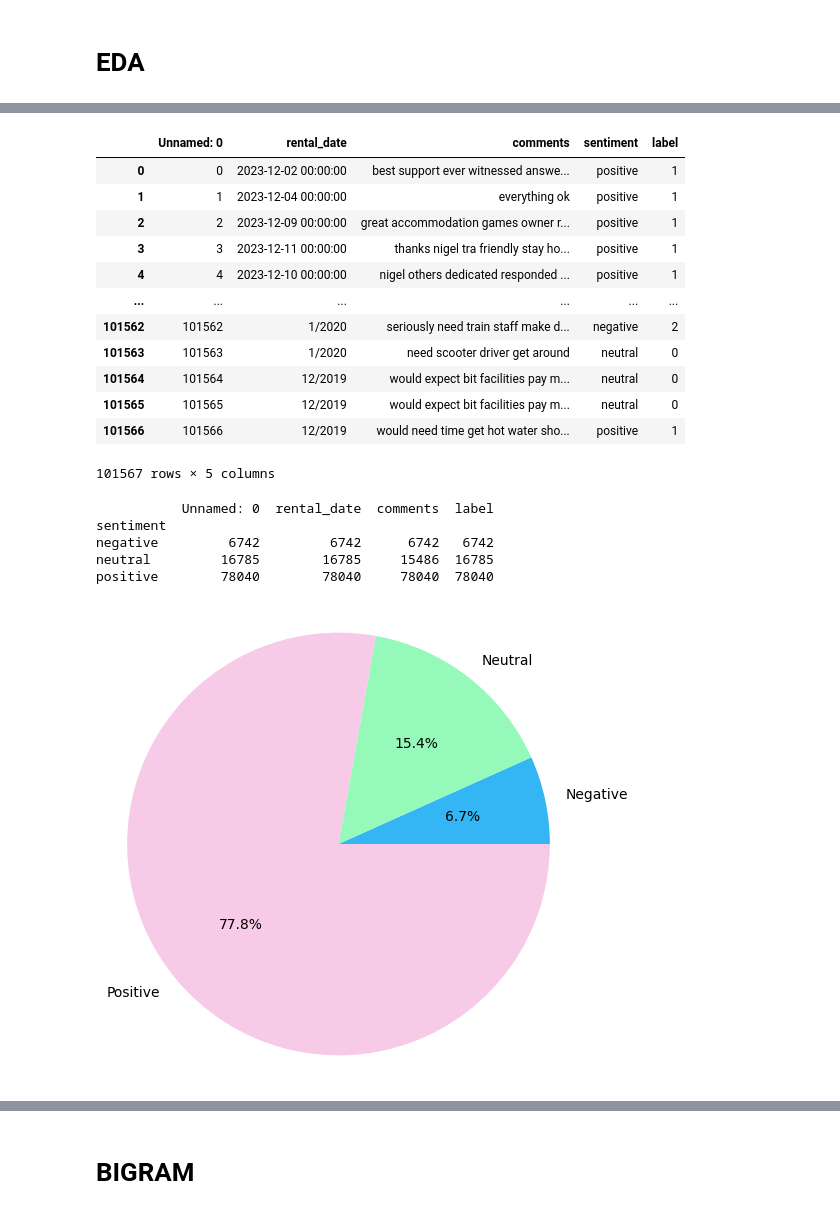
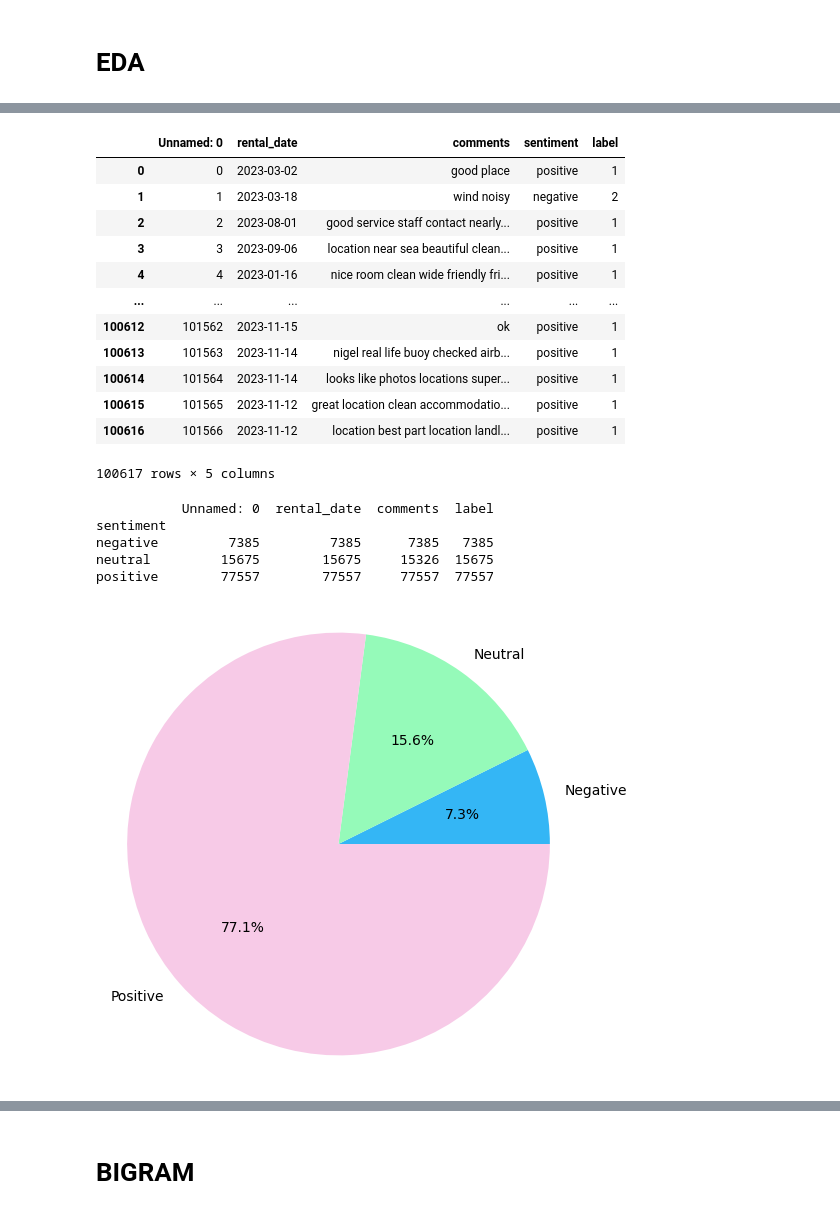
Before and after one commit to Tamuonanthit/NCKH_Airbnb, a Jupyter notebook: NCKH-1.ipynb, the cells around one changed output, grey strips where cells are left out. Cells and saved outputs as stored; diff of their text form; code cells hidden in the pictures.

```diff
--- a/NCKH-1.ipynb
+++ b/NCKH-1.ipynb
@@ -516,45 +641,45 @@ df.head(5)
 # %%
-df = df.drop(['reviewer_name','reviewer_country'], axis = 1)
-df
+df_eda = df_eda.drop(['reviewer_name','reviewer_country'], axis = 1)
+df_eda
 # %% [output]
 |  | Unnamed: 0 | rental_date | comments | sentiment | label |
-| 0 | 0 | 2023-12-02 00:00:00 | best support ever witnessed answe... | positive | 1 |
-| 1 | 1 | 2023-12-04 00:00:00 | everything ok | positive | 1 |
-| 2 | 2 | 2023-12-09 00:00:00 | great accommodation games owner r... | positive | 1 |
-| 3 | 3 | 2023-12-11 00:00:00 | thanks nigel tra friendly stay ho... | positive | 1 |
-| 4 | 4 | 2023-12-10 00:00:00 | nigel others dedicated responded ... | positive | 1 |
+| 0 | 0 | 2023-03-02 | good place | positive | 1 |
+| 1 | 1 | 2023-03-18 | wind noisy | negative | 2 |
+| 2 | 2 | 2023-08-01 | good service staff contact nearly... | positive | 1 |
+| 3 | 3 | 2023-09-06 | location near sea beautiful clean... | positive | 1 |
+| 4 | 4 | 2023-01-16 | nice room clean wide friendly fri... | positive | 1 |
 | ... | ... | ... | ... | ... | ... |
-| 101562 | 101562 | 1/2020 | seriously need train staff make d... | negative | 2 |
-| 101563 | 101563 | 1/2020 | need scooter driver get around | neutral | 0 |
-| 101564 | 101564 | 12/2019 | would expect bit facilities pay m... | neutral | 0 |
-| 101565 | 101565 | 12/2019 | would expect bit facilities pay m... | neutral | 0 |
-| 101566 | 101566 | 12/2019 | would need time get hot water sho... | positive | 1 |
+| 100612 | 101562 | 2023-11-15 | ok | positive | 1 |
+| 100613 | 101563 | 2023-11-14 | nigel real life buoy checked airb... | positive | 1 |
+| 100614 | 101564 | 2023-11-14 | looks like photos locations super... | positive | 1 |
+| 100615 | 101565 | 2023-11-12 | great location clean accommodatio... | positive | 1 |
+| 100616 | 101566 | 2023-11-12 | location best part location landl... | positive | 1 |
-101567 rows × 5 columns
+100617 rows × 5 columns
 # %%
-count = df.groupby('sentiment').count()
+count = df_eda.groupby('sentiment').count()
 print(count)
 # %% [output]
            Unnamed: 0  rental_date  comments  label
 sentiment
-negative         6742         6742      6742   6742
-neutral         16785        16785     15486  16785
-positive        78040        78040     78040  78040
+negative         7385         7385      7385   7385
+neutral         15675        15675     15326  15675
+positive        77557        77557     77557  77557
 # %%
 # Tạo DataFrame mẫu
 data = {'sentiment': ['Negative', 'Neutral', 'Positive'],
-        'comments': [6742, 15486, 78040]}
+        'comments': [7385, 15675, 77557]}
 df1 = pd.DataFrame(data)
 
 # Trích xuất dữ liệu từ DataFrame
 sizes = df1['comments']
 labels = df1['sentiment']
 colors = ['#34b6f5', '#95fab9', '#f7cae7']
 # Vẽ biểu đồ hình bánh
 plt.figure(figsize=(6, 6))
 plt.pie(sizes, labels=labels, autopct='%1.1f%%', colors=colors)
 plt.axis('equal')
 
 # Hiển thị biểu đồ
 plt.show()
 # %% [output]
-[figure, old version]
+[figure, new version]
```
Also changed, not shown: parts of 122 cells of this notebook.
